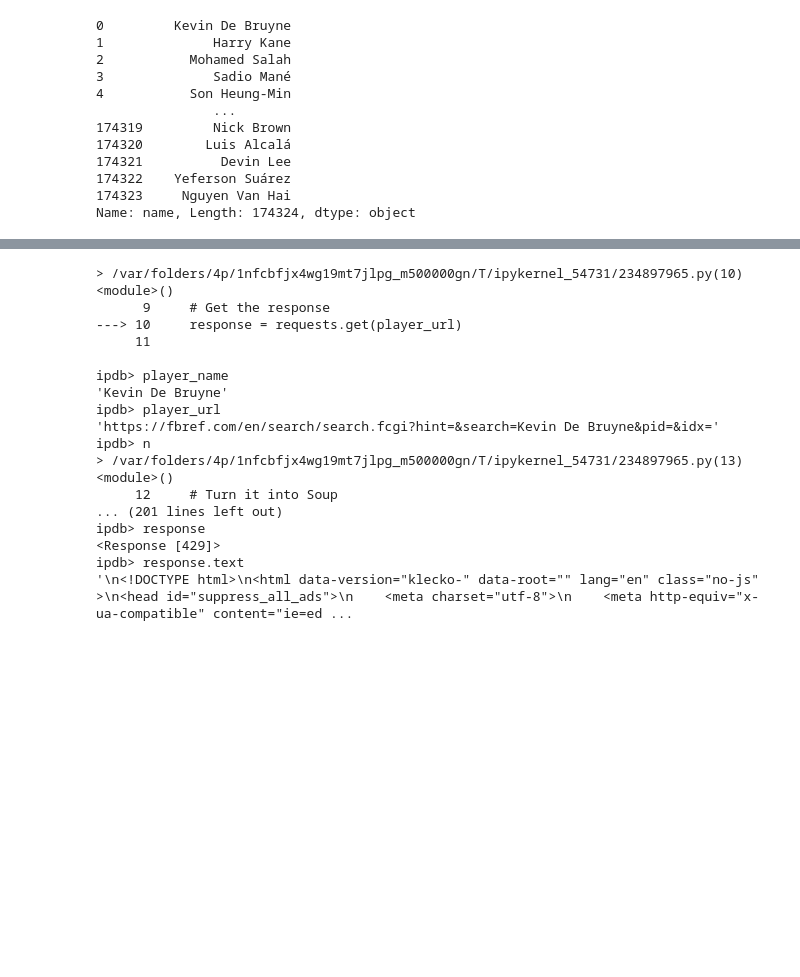
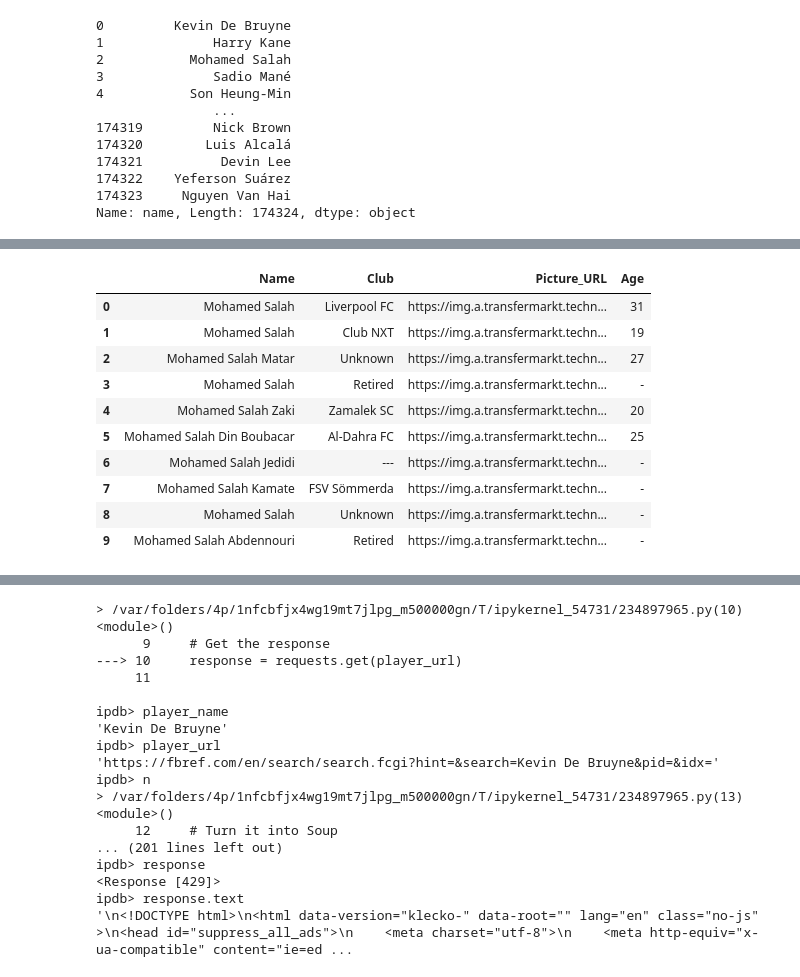
Before and after one commit to maximegoossens99/Moneyball, a Jupyter notebook: notebooks/Seasonal_statistics_scraping.ipynb, the cells around one changed output, grey strips where cells are left out. Drawn from its saved outputs; the diff is of its cells as text; code cells hidden in the pictures; blank space fills up the shorter version.

```diff
--- a/notebooks/Seasonal_statistics_scraping.ipynb
+++ b/notebooks/Seasonal_statistics_scraping.ipynb
@@ -25,0 +53,17 @@ df.head()
+# %%
+# Convert 'dob' column to datetime
+df['dob'] = pd.to_datetime(df['dob'])
+
+# Calculate the age based on the current date
+current_date = datetime.now()
+df['age_in_days'] = (current_date - df['dob'])
+
+# Convert age in days to years
+df['current_age'] = df['age_in_days'] / 365.25  # Allowing for leap years
+
+# Convert 'dob' column to string
+df['current_age'] = df['current_age'].astype(str)
+
+
+# Extract the days portion and convert it to an integer
+df['current_age'] = df['current_age'].str.extract('(\d+)').astype(int)
@@ -40,3 +101,12 @@ player_names
 174322    Yeferson Suárez
 174323     Nguyen Van Hai
 Name: name, Length: 174324, dtype: object
+# %%
+# Process each player name in the list
+modified_player_names = []
+for name in player_names:
+    # Convert to lowercase and replace spaces with '+'
+    modified_name = name.lower().replace(" ", "+")
+    modified_player_names.append(modified_name)
+
+modified_player_names
@@ -42,0 +202,17 @@ Name: name, Length: 174324, dtype: object
+# %%
+# Create a DataFrame
+data = {'Name': name_list, 'Club': club_list, 'Picture_URL': img_list, 'Age': age_list}
+scraped_df = pd.DataFrame(data)
+scraped_df
+# %% [output]
+|  | Name | Club | Picture_URL | Age |
+| 0 | Mohamed Salah | Liverpool FC | https://img.a.transfermarkt.techn... | 31 |
+| 1 | Mohamed Salah | Club NXT | https://img.a.transfermarkt.techn... | 19 |
+| 2 | Mohamed Salah Matar | Unknown | https://img.a.transfermarkt.techn... | 27 |
+| 3 | Mohamed Salah | Retired | https://img.a.transfermarkt.techn... | - |
+| 4 | Mohamed Salah Zaki | Zamalek SC | https://img.a.transfermarkt.techn... | 20 |
+| 5 | Mohamed Salah Din Boubacar | Al-Dahra FC | https://img.a.transfermarkt.techn... | 25 |
+| 6 | Mohamed Salah Jedidi | --- | https://img.a.transfermarkt.techn... | - |
+| 7 | Mohamed Salah Kamate | FSV Sömmerda | https://img.a.transfermarkt.techn... | - |
+| 8 | Mohamed Salah | Unknown | https://img.a.transfermarkt.techn... | - |
+| 9 | Mohamed Salah Abdennouri | Retired | https://img.a.transfermarkt.techn... | - |
```
Also changed, not shown: parts of 14 cells of this notebook, 1 other file.
